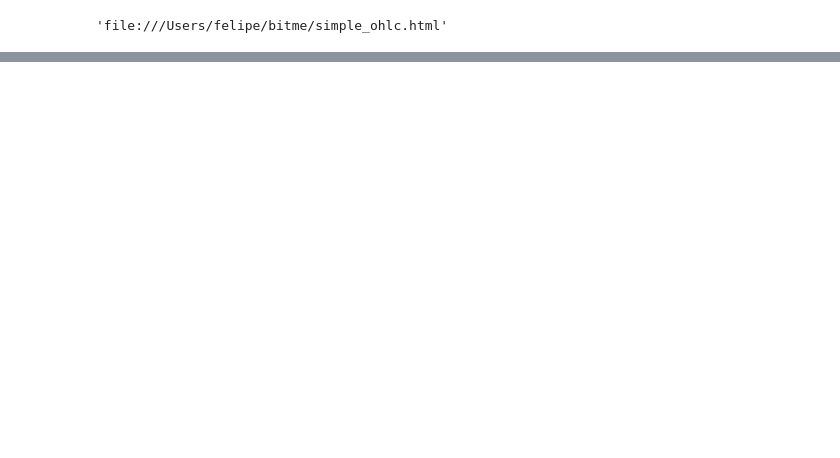
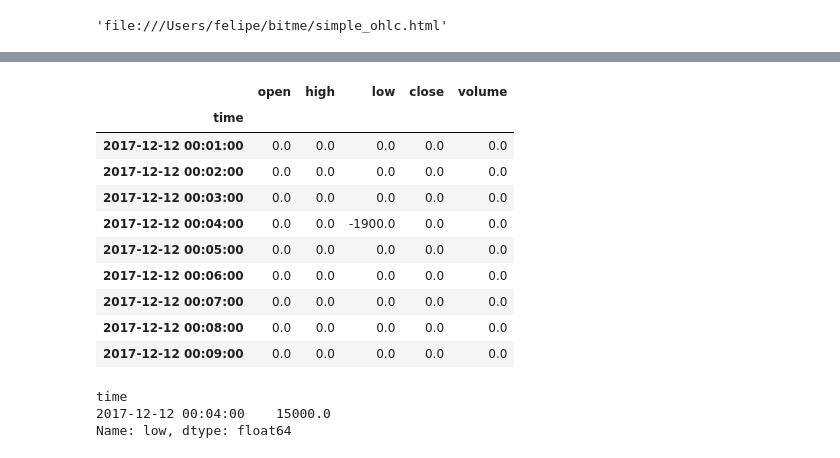
Before and after one commit to felipemontefuscolo/bitme, a Jupyter notebook: Untitled1.ipynb, the cells around one changed output, grey strips where cells are left out. Saved outputs shown, nothing was run; the diff lists cells and outputs as text; code cells hidden in the pictures; blank space fills up the shorter version.

```diff
--- a/Untitled1.ipynb
+++ b/Untitled1.ipynb
@@ -129,0 +241,21 @@ None
+# %%
+df - z
+# %% [output]
+|  | open | high | low | close | volume |
+| time |  |  |  |  |  |
+| 2017-12-12 00:01:00 | 0.0 | 0.0 | 0.0 | 0.0 | 0.0 |
+| 2017-12-12 00:02:00 | 0.0 | 0.0 | 0.0 | 0.0 | 0.0 |
+| 2017-12-12 00:03:00 | 0.0 | 0.0 | 0.0 | 0.0 | 0.0 |
+| 2017-12-12 00:04:00 | 0.0 | 0.0 | -1900.0 | 0.0 | 0.0 |
+| 2017-12-12 00:05:00 | 0.0 | 0.0 | 0.0 | 0.0 | 0.0 |
+| 2017-12-12 00:06:00 | 0.0 | 0.0 | 0.0 | 0.0 | 0.0 |
+| 2017-12-12 00:07:00 | 0.0 | 0.0 | 0.0 | 0.0 | 0.0 |
+| 2017-12-12 00:08:00 | 0.0 | 0.0 | 0.0 | 0.0 | 0.0 |
+| 2017-12-12 00:09:00 | 0.0 | 0.0 | 0.0 | 0.0 | 0.0 |
+# %%
+c['low'][idx]
+#df['open']
+# %% [output]
+time
+2017-12-12 00:04:00    15000.0
+Name: low, dtype: float64
```
Also changed, not shown: parts of 13 cells of this notebook, 6 other files.
